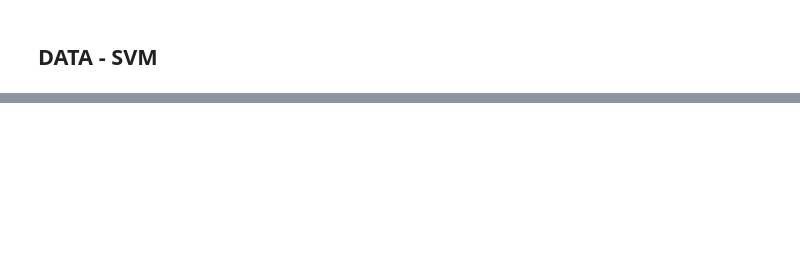
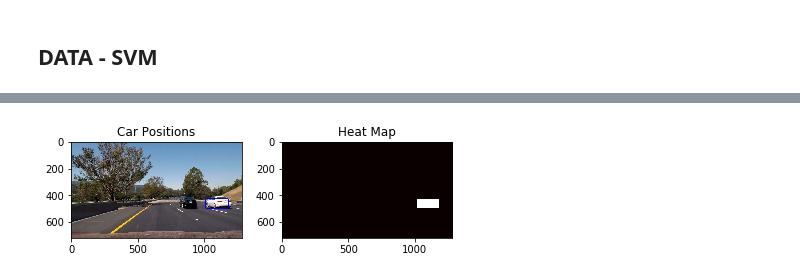
Before and after one commit to anujpotnis/CarND-Vehicle-Detection, a Jupyter notebook: vehicle-detection.ipynb, the cells around one changed output, grey strips where cells are left out. Cells and saved outputs as stored; diff of their text form; code cells hidden in the pictures; blank space fills up the shorter version.

Commit message:
after adding global heatmap

```diff
--- a/vehicle-detection.ipynb
+++ b/vehicle-detection.ipynb
@@ -45,6 +44,9 @@ y_start_stop = [400, 656] # Min and max in y to search in slide_window()
 ystart = 400
 ystop = 656
 scale = 1.5
+
+MAXLEN=5
+global_heatmap = deque(maxlen=MAXLEN)
 # %%
 def convert_color(img, conv='RGB2YCrCb'):
     if conv == 'RGB2YCrCb':
@@ -321,29 +361,34 @@ def process_image(img):
     heat = np.zeros_like(out_img[:,:,0]).astype(np.float)
     # Add heat to each box in box list
     heat = add_heat(heat,bbox_list)
-#     plt.imshow(heat)
-#     plt.colorbar()
     # Apply threshold to help remove false positives
-    heat = apply_threshold(heat,1)
+    heat = apply_threshold(heat, 1)
+
+    global global_heatmap
+    global_heatmap = add_heat(heat, bbox_list)
+    global_heat= apply_threshold(global_heatmap, 5)
+
     # Visualize the heatmap when displaying
-    heatmap = np.clip(heat, 0, 255)
+    heatmap = np.clip(global_heat, 0, 255)
     # Find final boxes from heatmap using label function
     labels = label(heatmap)
-    draw_img = draw_labeled_bboxes(np.copy(out_img), labels)
+    draw_img = draw_labeled_bboxes(np.copy(img), labels)
 
-#     fig = plt.figure()
-#     plt.subplot(121)
-#     plt.imshow(draw_img)
-#     plt.title('Car Positions')
-#     plt.subplot(122)
-#     plt.imshow(heatmap, cmap='hot')
-#     plt.title('Heat Map')
-#     fig.tight_layout()
+    fig = plt.figure()
+    plt.subplot(121)
+    plt.imshow(draw_img)
+    plt.title('Car Positions')
+    plt.subplot(122)
+    plt.imshow(heatmap, cmap='hot')
+    plt.title('Heat Map')
+    fig.tight_layout()
 
     return draw_img
 #     return out_img
 # %%
-img = cv2.imread('./test_images/test1.jpg')
+img = cv2.imread('./test_images/test6.jpg')
 img = cv2.cvtColor(img, cv2.COLOR_BGR2RGB)
 I = process_image(img)
-plt.imshow(I)
+# plt.imshow(I)
+# %% [output]
+[figure, added]
```
Also changed, not shown: parts of 8 cells of this notebook, 8 other files.
